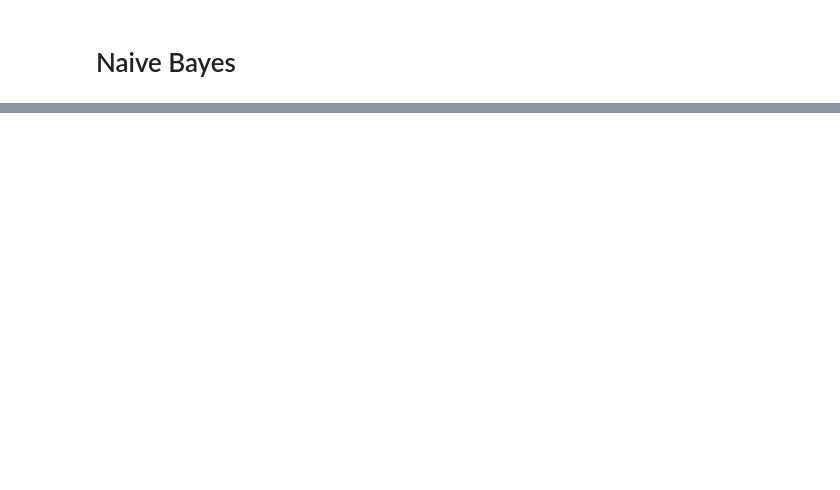
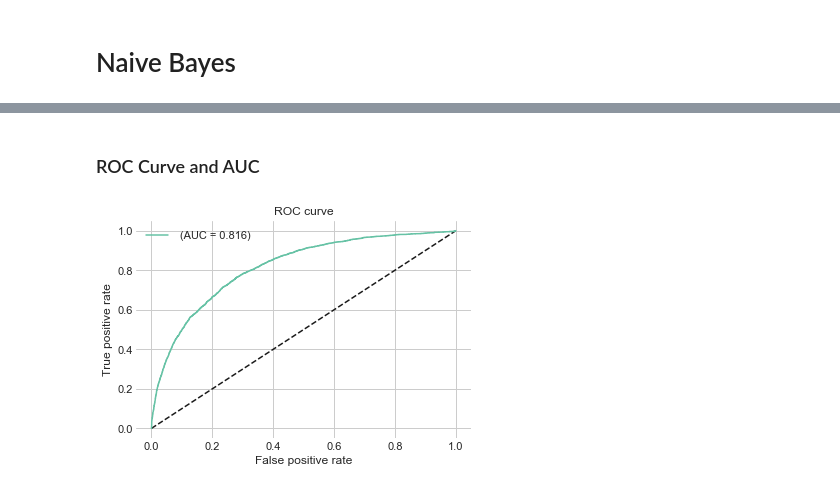
Before and after one commit to NicolasHu11/Short-Long-Term-Mortality-Prediction, a Jupyter notebook: Process Books/Gaussian Naive Bayes 30 days Mortality.ipynb, the cells around one changed output, grey strips where cells are left out. Cells and saved outputs as stored; diff of their text form; code cells hidden in the pictures; blank space fills up the shorter version.

```diff
--- a/Process Books/Gaussian Naive Bayes 30 days Mortality.ipynb
+++ b/Process Books/Gaussian Naive Bayes 30 days Mortality.ipynb
@@ -318,0 +185,8 @@ print(x)
+# %% [markdown]
+### ROC Curve and AUC
+# %%
+fpr, tpr, thresholds = roc_curve(y_test, ypred[:,1])
+auc = auc(fpr,tpr)
+plot_ROC(fpr, tpr, auc, title = 'ROC curve')
+# %% [output]
+[figure, added]
```
Also changed, not shown: parts of 53 cells of this notebook, 2 other files.
